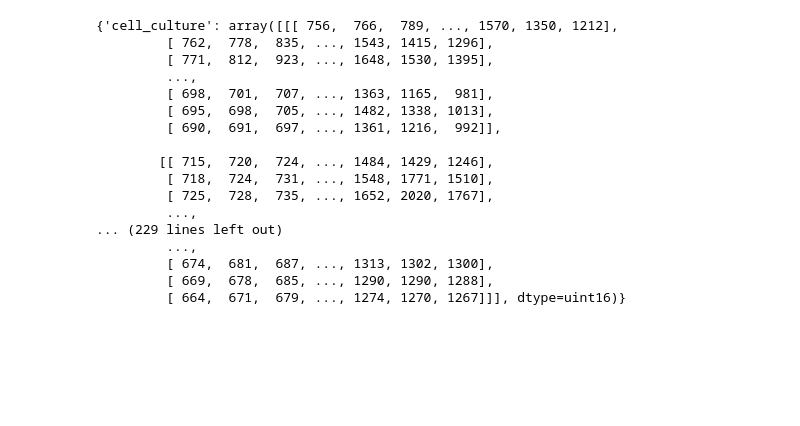
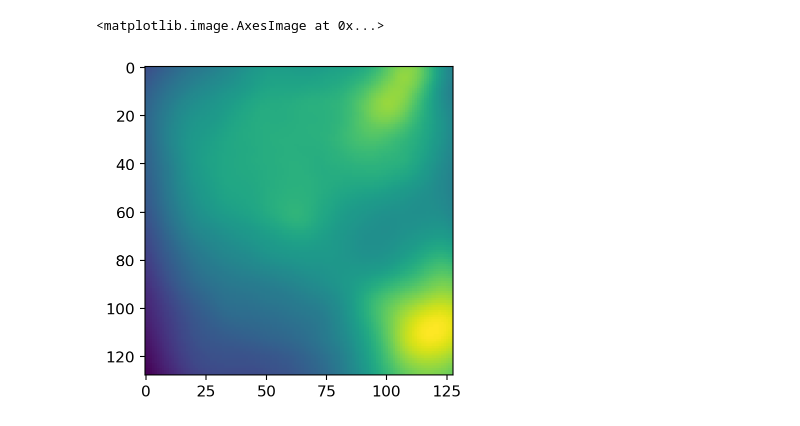
Before and after one commit to yfukai/BaSiCpy, a Jupyter notebook: Notebooks/export_reference_impl_data.ipynb, the cells around one changed output. Saved outputs shown, nothing was run; the diff lists cells and outputs as text; code cells hidden in the pictures; blank space fills up the shorter version.

```diff
--- a/Notebooks/export_reference_impl_data.ipynb
+++ b/Notebooks/export_reference_impl_data.ipynb
@@ -34,20 +57,5 @@ KeyError: 0
-# %%
-imagess
-# %% [output]
-{'cell_culture': array([[[ 756,  766,  789, ..., 1570, 1350, 1212],
-         [ 762,  778,  835, ..., 1543, 1415, 1296],
-         [ 771,  812,  923, ..., 1648, 1530, 1395],
-         ...,
-         [ 698,  701,  707, ..., 1363, 1165,  981],
-         [ 695,  698,  705, ..., 1482, 1338, 1013],
-         [ 690,  691,  697, ..., 1361, 1216,  992]],
-
-        [[ 715,  720,  724, ..., 1484, 1429, 1246],
-         [ 718,  724,  731, ..., 1548, 1771, 1510],
-         [ 725,  728,  735, ..., 1652, 2020, 1767],
-         ...,
-... (229 lines left out)
-         ...,
-         [ 674,  681,  687, ..., 1313, 1302, 1300],
-         [ 669,  678,  685, ..., 1290, 1290, 1288],
-         [ 664,  671,  679, ..., 1274, 1270, 1267]]], dtype=uint16)}
+# %%
+plt.imshow(flatfield)
+# %% [output]
+<matplotlib.image.AxesImage at 0x...>
+[figure, added]
```
Also changed, not shown: parts of 2 cells of this notebook, 2 other files.
